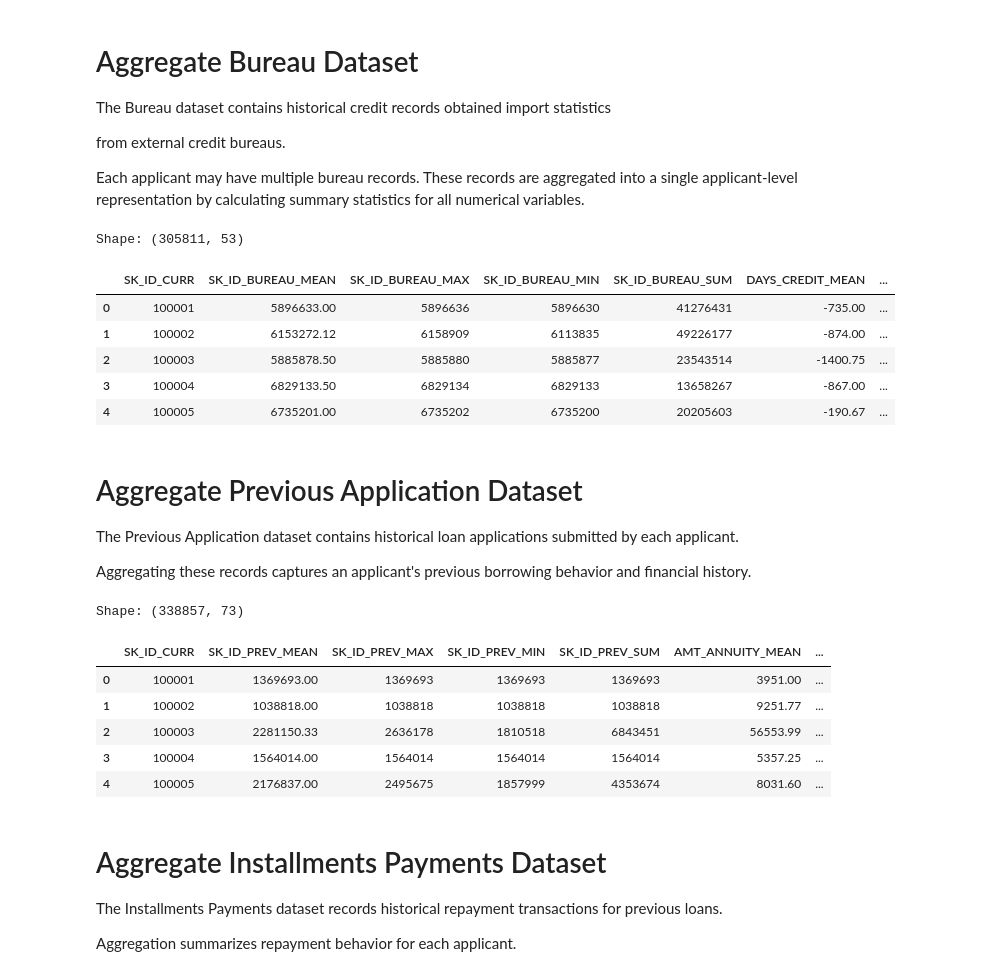
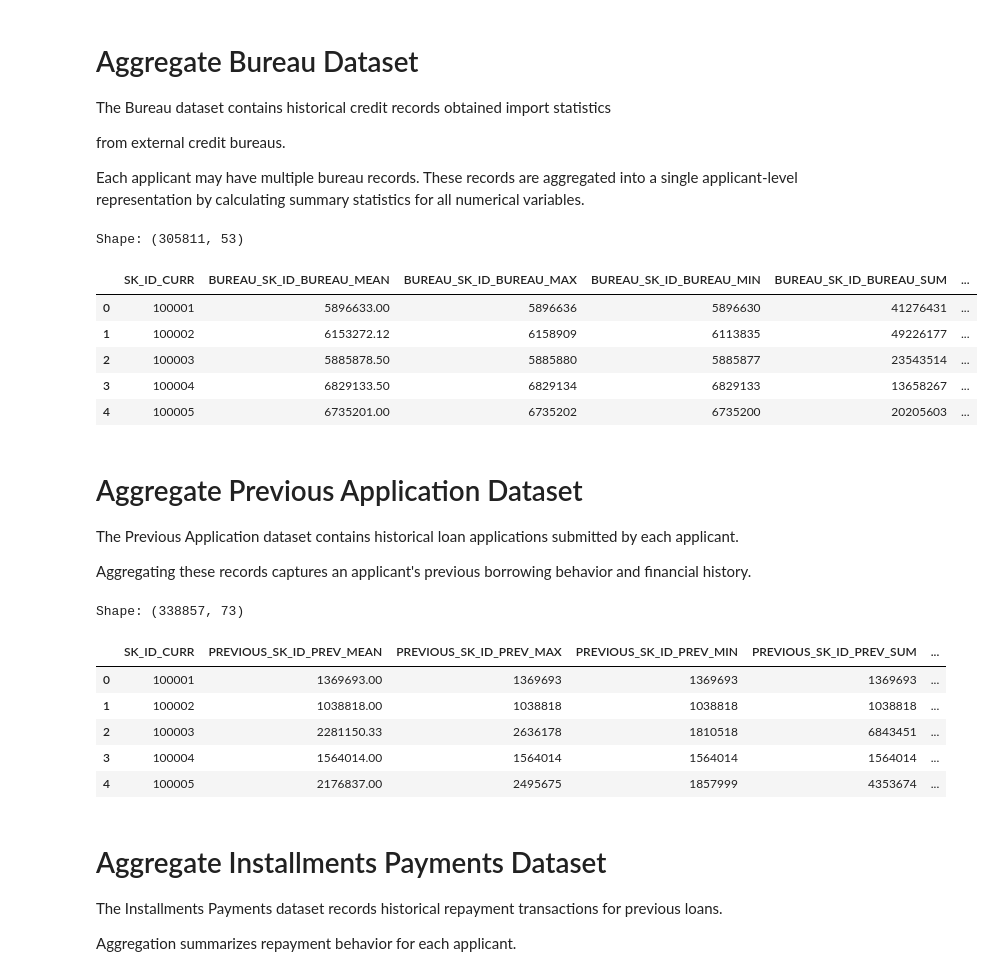
Before and after one commit to ahamril2265/Risk_Detection, a Jupyter notebook: notebooks/02_Data_Preprocessing.ipynb, the cells around one changed output. Cells and saved outputs as stored; diff of their text form; code cells hidden in the pictures.

```diff
--- a/notebooks/02_Data_Preprocessing.ipynb
+++ b/notebooks/02_Data_Preprocessing.ipynb
@@ -745,21 +745,21 @@ Each applicant may have multiple bureau records. These records are aggregated in
 # %%
 # ============================================================
 # Aggregate Bureau Dataset
 # ============================================================
 
-bureau_agg = aggregate_dataset(bureau_df)
+bureau_agg = aggregate_dataset(bureau_df, prefix="bureau")
 
 print("Shape:", bureau_agg.shape)
 
 bureau_agg.head()
 # %% [output]
 Shape: (305811, 53)
-|  | SK_ID_CURR | SK_ID_BUREAU_MEAN | SK_ID_BUREAU_MAX | SK_ID_BUREAU_MIN | SK_ID_BUREAU_SUM | DAYS_CREDIT_MEAN | ... |
-| 0 | 100001 | 5896633.00 | 5896636 | 5896630 | 41276431 | -735.00 | ... |
-| 1 | 100002 | 6153272.12 | 6158909 | 6113835 | 49226177 | -874.00 | ... |
-| 2 | 100003 | 5885878.50 | 5885880 | 5885877 | 23543514 | -1400.75 | ... |
-| 3 | 100004 | 6829133.50 | 6829134 | 6829133 | 13658267 | -867.00 | ... |
-| 4 | 100005 | 6735201.00 | 6735202 | 6735200 | 20205603 | -190.67 | ... |
+|  | SK_ID_CURR | BUREAU_SK_ID_BUREAU_MEAN | BUREAU_SK_ID_BUREAU_MAX | BUREAU_SK_ID_BUREAU_MIN | BUREAU_SK_ID_BUREAU_SUM | ... |
+| 0 | 100001 | 5896633.00 | 5896636 | 5896630 | 41276431 | ... |
+| 1 | 100002 | 6153272.12 | 6158909 | 6113835 | 49226177 | ... |
+| 2 | 100003 | 5885878.50 | 5885880 | 5885877 | 23543514 | ... |
+| 3 | 100004 | 6829133.50 | 6829134 | 6829133 | 13658267 | ... |
+| 4 | 100005 | 6735201.00 | 6735202 | 6735200 | 20205603 | ... |
 # %% [markdown]
 # Aggregate Previous Application Dataset
 
@@ -771,19 +771,19 @@ Aggregating these records captures an applicant's previous borrowing behavior an
 # Aggregate Previous Applications
 # ============================================================
 
-previous_agg = aggregate_dataset(previous_application_df)
+previous_agg = aggregate_dataset(previous_application_df, prefix="previous")
 
 print("Shape:", previous_agg.shape)
 
 previous_agg.head()
 # %% [output]
 Shape: (338857, 73)
-|  | SK_ID_CURR | SK_ID_PREV_MEAN | SK_ID_PREV_MAX | SK_ID_PREV_MIN | SK_ID_PREV_SUM | AMT_ANNUITY_MEAN | ... |
-| 0 | 100001 | 1369693.00 | 1369693 | 1369693 | 1369693 | 3951.00 | ... |
-| 1 | 100002 | 1038818.00 | 1038818 | 1038818 | 1038818 | 9251.77 | ... |
-| 2 | 100003 | 2281150.33 | 2636178 | 1810518 | 6843451 | 56553.99 | ... |
-| 3 | 100004 | 1564014.00 | 1564014 | 1564014 | 1564014 | 5357.25 | ... |
-| 4 | 100005 | 2176837.00 | 2495675 | 1857999 | 4353674 | 8031.60 | ... |
+|  | SK_ID_CURR | PREVIOUS_SK_ID_PREV_MEAN | PREVIOUS_SK_ID_PREV_MAX | PREVIOUS_SK_ID_PREV_MIN | PREVIOUS_SK_ID_PREV_SUM | ... |
+| 0 | 100001 | 1369693.00 | 1369693 | 1369693 | 1369693 | ... |
+| 1 | 100002 | 1038818.00 | 1038818 | 1038818 | 1038818 | ... |
+| 2 | 100003 | 2281150.33 | 2636178 | 1810518 | 6843451 | ... |
+| 3 | 100004 | 1564014.00 | 1564014 | 1564014 | 1564014 | ... |
+| 4 | 100005 | 2176837.00 | 2495675 | 1857999 | 4353674 | ... |
 # %% [markdown]
 # Aggregate Installments Payments Dataset
 
```
Also changed, not shown: parts of 10 cells of this notebook, 1 other file.
